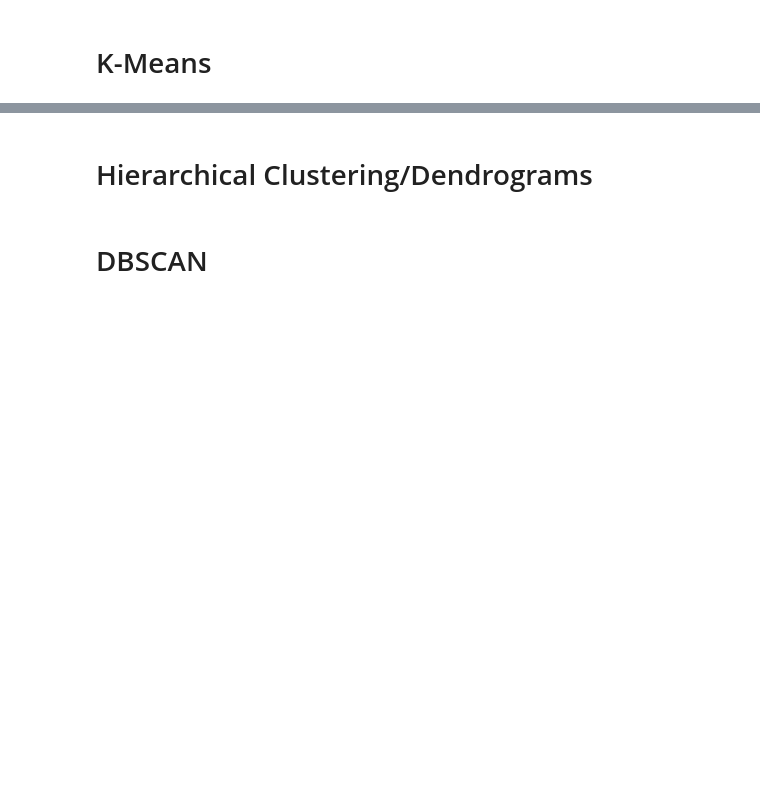
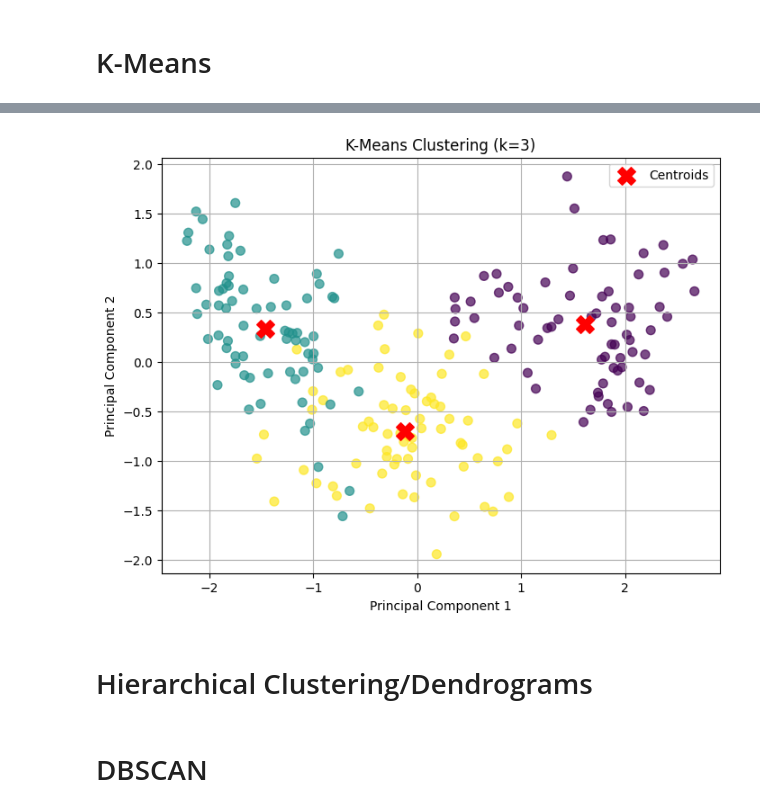
Before and after one commit to iborgstedt2848/ML_G84_G2_P2, a Jupyter notebook: segunda_práctica.ipynb, the cells around one changed output, grey strips where cells are left out. Cells and saved outputs as stored; diff of their text form; code cells hidden in the pictures; blank space fills up the shorter version.

```diff
--- a/segunda_práctica.ipynb
+++ b/segunda_práctica.ipynb
@@ -124,3 +178,21 @@ Calinski-Harabasz Index:
+# %%
+k_best = 3  # replace with the optimal number you choose
+kmeans = KMeans(n_clusters=k_best, random_state=42)
+kmeans.fit(pca_df)
+labels = kmeans.labels_
+centroids = kmeans.cluster_centers_
+# %%
+plt.figure(figsize=(8, 6))
+plt.scatter(pca_df['PC1'], pca_df['PC2'], c=labels, cmap='viridis', s=50, alpha=0.7)
+plt.scatter(centroids[:, 0], centroids[:, 1], c='red', s=200, marker='X', label='Centroids')
+plt.title(f'K-Means Clustering (k={k_best})')
+plt.xlabel('Principal Component 1')
+plt.ylabel('Principal Component 2')
+plt.legend()
+plt.grid(True)
+plt.show()
+# %% [output]
+[figure, added]
 # %% [markdown]
 # Hierarchical Clustering/Dendrograms
 # %% [markdown]
```
Also changed, not shown: parts of 5 cells of this notebook.
